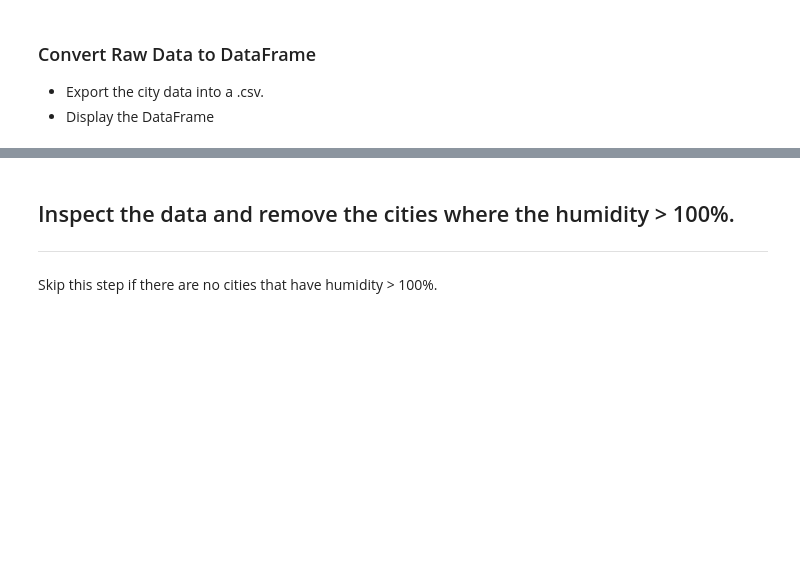
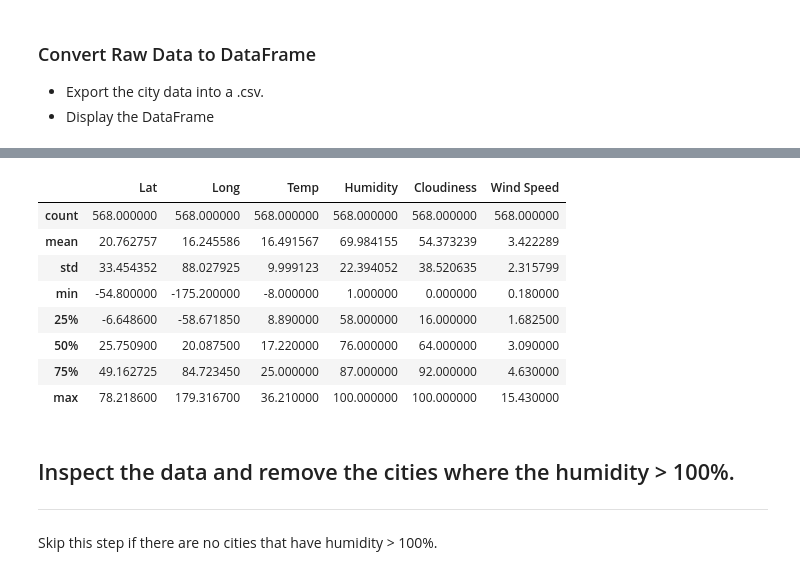
Before and after one commit to arriova16/api-homework, a Jupyter notebook: WeatherPy/WeatherPy.ipynb, the cells around one changed output, grey strips where cells are left out. Cells and saved outputs as stored; diff of their text form; code cells hidden in the pictures; blank space fills up the shorter version.

```diff
--- a/WeatherPy/WeatherPy.ipynb
+++ b/WeatherPy/WeatherPy.ipynb
@@ -162,0 +154,12 @@ cities_pd
+# %%
+city_df.describe()
+# %% [output]
+|  | Lat | Long | Temp | Humidity | Cloudiness | Wind Speed |
+| count | 568.000000 | 568.000000 | 568.000000 | 568.000000 | 568.000000 | 568.000000 |
+| mean | 20.762757 | 16.245586 | 16.491567 | 69.984155 | 54.373239 | 3.422289 |
+| std | 33.454352 | 88.027925 | 9.999123 | 22.394052 | 38.520635 | 2.315799 |
+| min | -54.800000 | -175.200000 | -8.000000 | 1.000000 | 0.000000 | 0.180000 |
+| 25% | -6.648600 | -58.671850 | 8.890000 | 58.000000 | 16.000000 | 1.682500 |
+| 50% | 25.750900 | 20.087500 | 17.220000 | 76.000000 | 64.000000 | 3.090000 |
+| 75% | 49.162725 | 84.723450 | 25.000000 | 87.000000 | 92.000000 | 4.630000 |
+| max | 78.218600 | 179.316700 | 36.210000 | 100.000000 | 100.000000 | 15.430000 |
```
Also changed, not shown: parts of 11 cells of this notebook.
